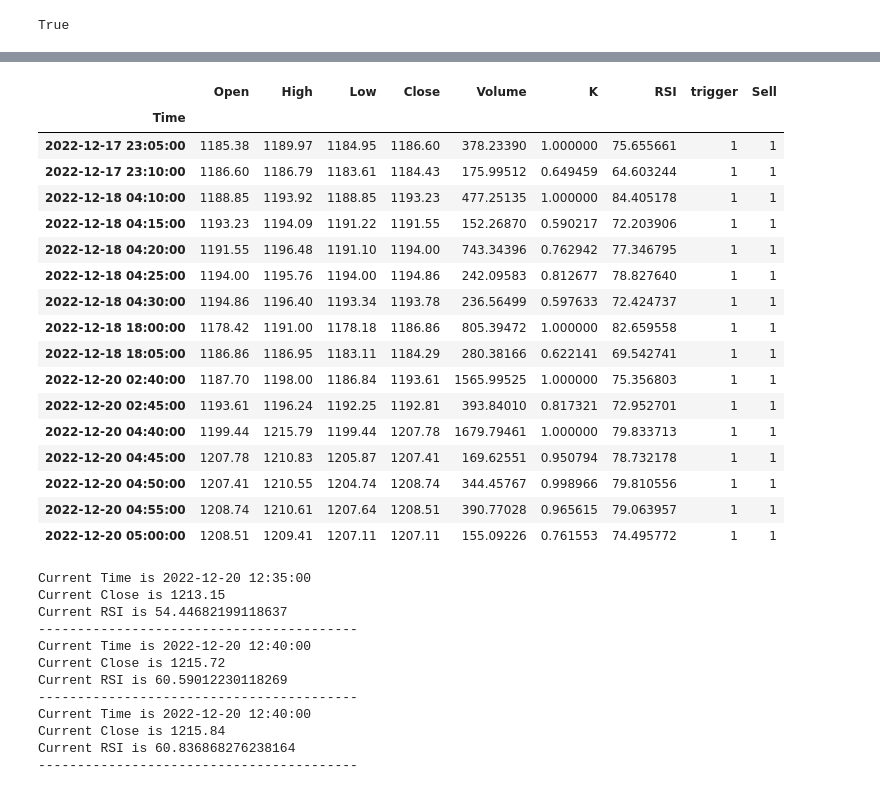
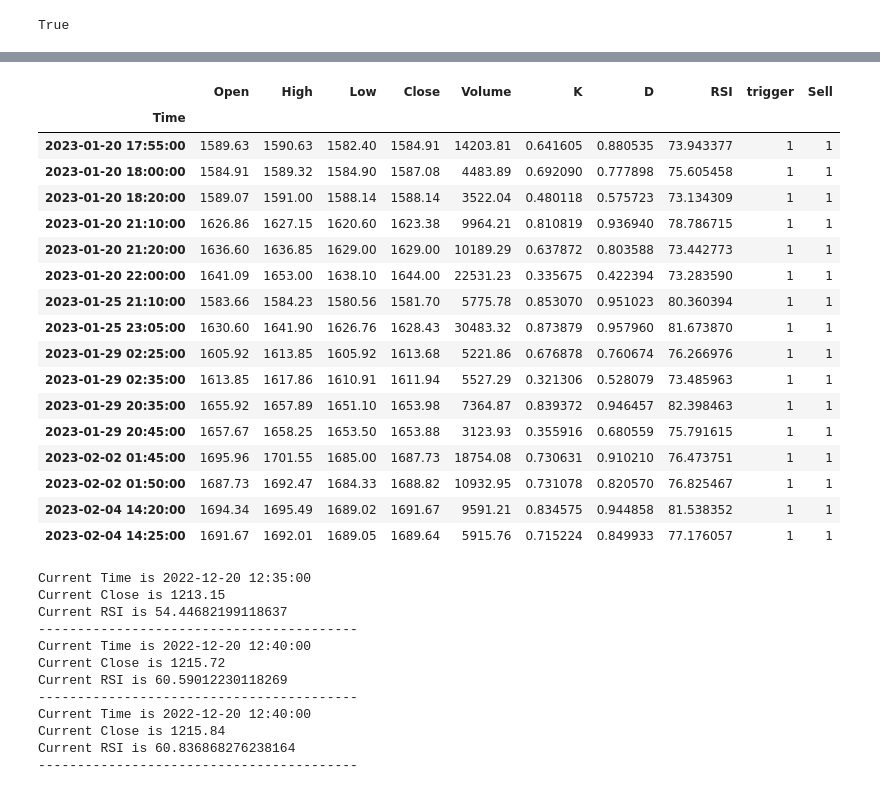
Before and after one commit to litosmunoz/Eth-bot, a Jupyter notebook: eth_bot_short.ipynb, the cells around one changed output, grey strips where cells are left out. Saved outputs shown, nothing was run; the diff lists cells and outputs as text; code cells hidden in the pictures.

```diff
--- a/eth_bot_short.ipynb
+++ b/eth_bot_short.ipynb
@@ -80 +80,6 @@ df
 1000 rows × 5 columns
+# %%
+eth = pd.read_csv ('./eth_actualizado.csv', encoding='unicode_escape')
+eth['Time'] = eth['Time'].str.extract('(\d{4}-\d{2}-\d{2}\w\d{2}:\d{2}:\d{2})', expand=True)
+eth['Time'] = pd.to_datetime(eth["Time"])
+eth.set_index("Time", inplace = True)
@@ -110,26 +133,26 @@ inst = Signals(df, 1)
 
 inst.decide()
 # %%
-df[df.Sell==1]
+eth[eth.Sell==1]
 # %% [output]
-|  | Open | High | Low | Close | Volume | K | RSI | trigger | Sell |
-| Time |  |  |  |  |  |  |  |  |  |
-| 2022-12-17 23:05:00 | 1185.38 | 1189.97 | 1184.95 | 1186.60 | 378.23390 | 1.000000 | 75.655661 | 1 | 1 |
-| 2022-12-17 23:10:00 | 1186.60 | 1186.79 | 1183.61 | 1184.43 | 175.99512 | 0.649459 | 64.603244 | 1 | 1 |
-| 2022-12-18 04:10:00 | 1188.85 | 1193.92 | 1188.85 | 1193.23 | 477.25135 | 1.000000 | 84.405178 | 1 | 1 |
-| 2022-12-18 04:15:00 | 1193.23 | 1194.09 | 1191.22 | 1191.55 | 152.26870 | 0.590217 | 72.203906 | 1 | 1 |
-| 2022-12-18 04:20:00 | 1191.55 | 1196.48 | 1191.10 | 1194.00 | 743.34396 | 0.762942 | 77.346795 | 1 | 1 |
-| 2022-12-18 04:25:00 | 1194.00 | 1195.76 | 1194.00 | 1194.86 | 242.09583 | 0.812677 | 78.827640 | 1 | 1 |
-| 2022-12-18 04:30:00 | 1194.86 | 1196.40 | 1193.34 | 1193.78 | 236.56499 | 0.597633 | 72.424737 | 1 | 1 |
-| 2022-12-18 18:00:00 | 1178.42 | 1191.00 | 1178.18 | 1186.86 | 805.39472 | 1.000000 | 82.659558 | 1 | 1 |
-| 2022-12-18 18:05:00 | 1186.86 | 1186.95 | 1183.11 | 1184.29 | 280.38166 | 0.622141 | 69.542741 | 1 | 1 |
-| 2022-12-20 02:40:00 | 1187.70 | 1198.00 | 1186.84 | 1193.61 | 1565.99525 | 1.000000 | 75.356803 | 1 | 1 |
-| 2022-12-20 02:45:00 | 1193.61 | 1196.24 | 1192.25 | 1192.81 | 393.84010 | 0.817321 | 72.952701 | 1 | 1 |
-| 2022-12-20 04:40:00 | 1199.44 | 1215.79 | 1199.44 | 1207.78 | 1679.79461 | 1.000000 | 79.833713 | 1 | 1 |
-| 2022-12-20 04:45:00 | 1207.78 | 1210.83 | 1205.87 | 1207.41 | 169.62551 | 0.950794 | 78.732178 | 1 | 1 |
-| 2022-12-20 04:50:00 | 1207.41 | 1210.55 | 1204.74 | 1208.74 | 344.45767 | 0.998966 | 79.810556 | 1 | 1 |
-| 2022-12-20 04:55:00 | 1208.74 | 1210.61 | 1207.64 | 1208.51 | 390.77028 | 0.965615 | 79.063957 | 1 | 1 |
-| 2022-12-20 05:00:00 | 1208.51 | 1209.41 | 1207.11 | 1207.11 | 155.09226 | 0.761553 | 74.495772 | 1 | 1 |
+|  | Open | High | Low | Close | Volume | K | D | RSI | trigger | Sell |
+| Time |  |  |  |  |  |  |  |  |  |  |
+| 2023-01-20 17:55:00 | 1589.63 | 1590.63 | 1582.40 | 1584.91 | 14203.81 | 0.641605 | 0.880535 | 73.943377 | 1 | 1 |
+| 2023-01-20 18:00:00 | 1584.91 | 1589.32 | 1584.90 | 1587.08 | 4483.89 | 0.692090 | 0.777898 | 75.605458 | 1 | 1 |
+| 2023-01-20 18:20:00 | 1589.07 | 1591.00 | 1588.14 | 1588.14 | 3522.04 | 0.480118 | 0.575723 | 73.134309 | 1 | 1 |
+| 2023-01-20 21:10:00 | 1626.86 | 1627.15 | 1620.60 | 1623.38 | 9964.21 | 0.810819 | 0.936940 | 78.786715 | 1 | 1 |
+| 2023-01-20 21:20:00 | 1636.60 | 1636.85 | 1629.00 | 1629.00 | 10189.29 | 0.637872 | 0.803588 | 73.442773 | 1 | 1 |
+| 2023-01-20 22:00:00 | 1641.09 | 1653.00 | 1638.10 | 1644.00 | 22531.23 | 0.335675 | 0.422394 | 73.283590 | 1 | 1 |
+| 2023-01-25 21:10:00 | 1583.66 | 1584.23 | 1580.56 | 1581.70 | 5775.78 | 0.853070 | 0.951023 | 80.360394 | 1 | 1 |
+| 2023-01-25 23:05:00 | 1630.60 | 1641.90 | 1626.76 | 1628.43 | 30483.32 | 0.873879 | 0.957960 | 81.673870 | 1 | 1 |
+| 2023-01-29 02:25:00 | 1605.92 | 1613.85 | 1605.92 | 1613.68 | 5221.86 | 0.676878 | 0.760674 | 76.266976 | 1 | 1 |
+| 2023-01-29 02:35:00 | 1613.85 | 1617.86 | 1610.91 | 1611.94 | 5527.29 | 0.321306 | 0.528079 | 73.485963 | 1 | 1 |
+| 2023-01-29 20:35:00 | 1655.92 | 1657.89 | 1651.10 | 1653.98 | 7364.87 | 0.839372 | 0.946457 | 82.398463 | 1 | 1 |
+| 2023-01-29 20:45:00 | 1657.67 | 1658.25 | 1653.50 | 1653.88 | 3123.93 | 0.355916 | 0.680559 | 75.791615 | 1 | 1 |
+| 2023-02-02 01:45:00 | 1695.96 | 1701.55 | 1685.00 | 1687.73 | 18754.08 | 0.730631 | 0.910210 | 76.473751 | 1 | 1 |
+| 2023-02-02 01:50:00 | 1687.73 | 1692.47 | 1684.33 | 1688.82 | 10932.95 | 0.731078 | 0.820570 | 76.825467 | 1 | 1 |
+| 2023-02-04 14:20:00 | 1694.34 | 1695.49 | 1689.02 | 1691.67 | 9591.21 | 0.834575 | 0.944858 | 81.538352 | 1 | 1 |
+| 2023-02-04 14:25:00 | 1691.67 | 1692.01 | 1689.05 | 1689.64 | 5915.76 | 0.715224 | 0.849933 | 77.176057 | 1 | 1 |
 # %%
 #The mail addresses and password
 sender_address = 'pythontradingbot11@gmail.com'
```
Also changed, not shown: parts of 7 cells of this notebook, 3 other files.
